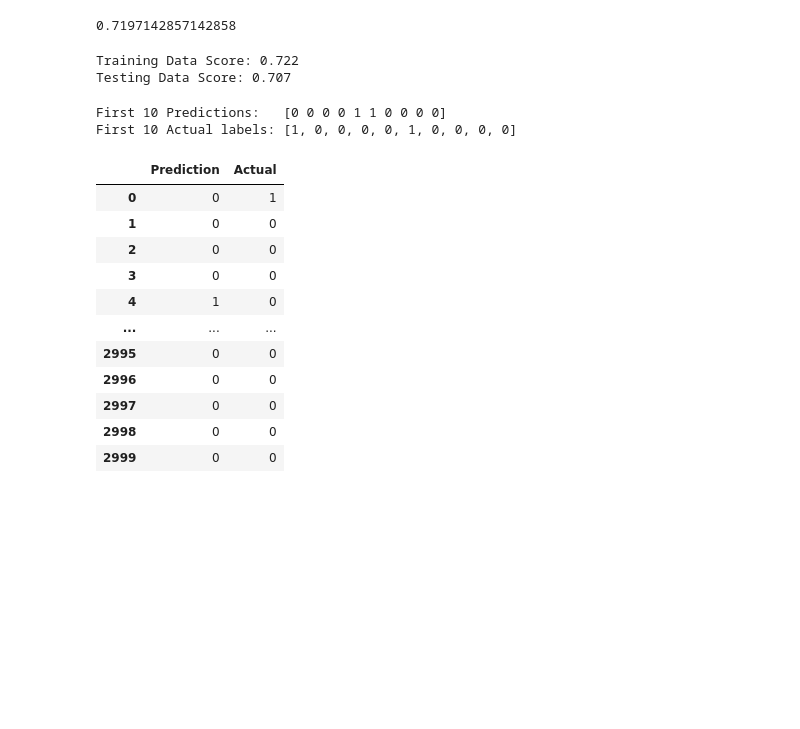
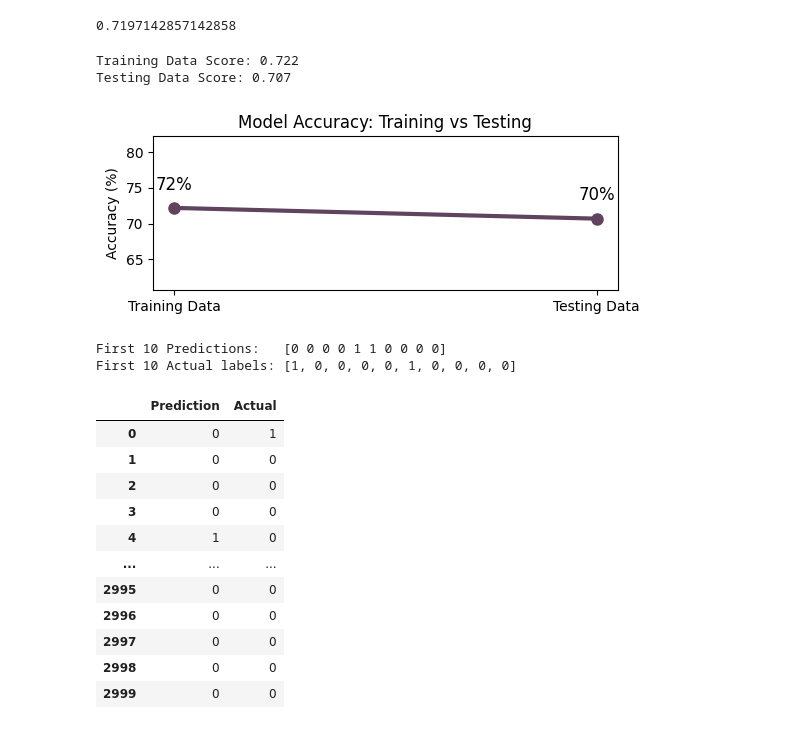
Before and after one commit to ishitabansal21/Banking-Churn, a Jupyter notebook: server/modelling_notebooks/LR_Modelling.ipynb, the cells around one changed output. Drawn from its saved outputs; the diff is of its cells as text; code cells hidden in the pictures; blank space fills up the shorter version.

Commit message:
models graphs added

```diff
--- a/server/modelling_notebooks/LR_Modelling.ipynb
+++ b/server/modelling_notebooks/LR_Modelling.ipynb
@@ -260,3 +268,30 @@ Testing Data Score: 0.707
+# %%
+import matplotlib.pyplot as plt
+
+# Data
+scores = [lr_grid.score(X_train, y_train) * 100, lr_grid.score(X_test, y_test) * 100]
+labels = ['Training Data', 'Testing Data']
+
+# Create a figure with smaller size
+plt.figure(figsize=(6, 2))  # Adjust the width and height as needed
+
+# Plot with pastel pink color for the line
+plt.plot(labels, scores, marker='o', color='#60435F', linestyle='-', linewidth=3, markersize=8)
+
+# Set the Y-axis limits to center the line
+plt.ylim(min(scores) - 10, max(scores) + 10)  # Adjust this to make sure the line is centered within the plot
+
+# Add labels and title
+plt.ylabel('Accuracy (%)')
+plt.title('Model Accuracy: Training vs Testing')
+
+# Adding the text on the plot
+for i in range(len(scores)):
+    plt.text(labels[i], scores[i] + 2, f'{int(scores[i])}%', ha='center', va='bottom', fontsize=12)
+
+plt.show()
+# %% [output]
+[figure, added]
 # %%
 predictions = lr_grid.predict(X_test)
 print(f"First 10 Predictions:   {predictions[:10]}")
```
Also changed, not shown: parts of 8 cells of this notebook, 7 other files.
